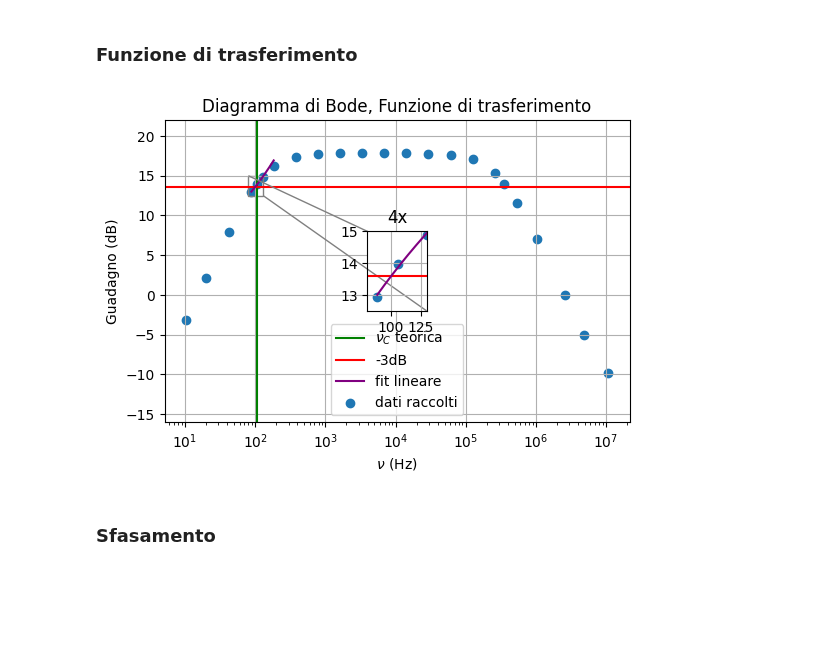
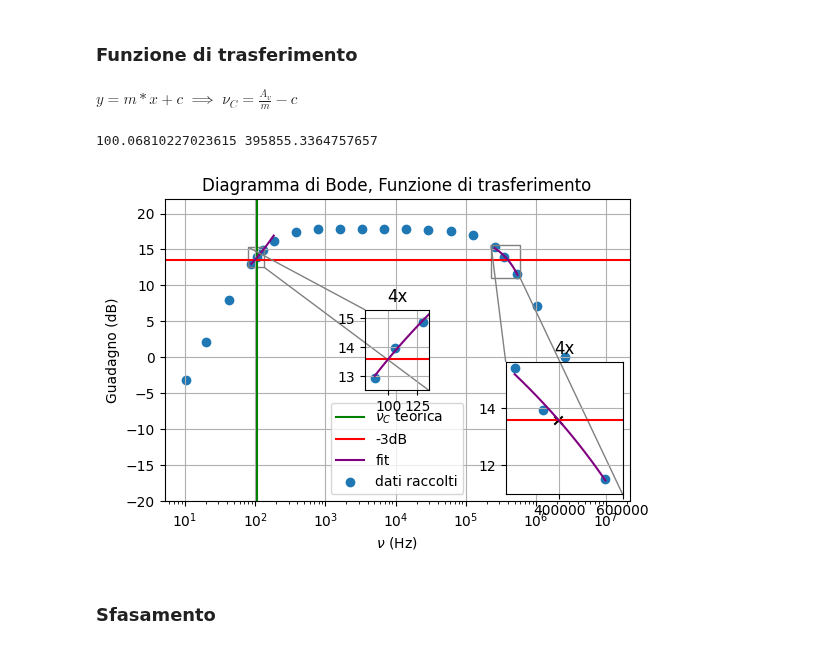
Before and after one commit to 1892051/LabSS, a Jupyter notebook: LabSS/esperienza_2/esp2.ipynb, the cells around one changed output. Drawn from its saved outputs; the diff is of its cells as text; code cells hidden in the pictures; blank space fills up the shorter version.

```diff
--- a/LabSS/esperienza_2/esp2.ipynb
+++ b/LabSS/esperienza_2/esp2.ipynb
@@ -108,6 +108,8 @@ def func(x, m, c):
     return m*x+c
 # %% [markdown]
 ### Funzione di trasferimento
+# %% [markdown]
+$y=m*x+c$ $\implies$ $\nu_C=\frac{A_v}{m}-c$
 # %%
 fig = plt.figure()
 ay = fig.add_subplot(1, 1, 1)
@@ -123,47 +125,80 @@ plt.axhline(20*np.log10( T[8:14].mean()-3 ) ,color="red", label="-3dB")
 
 plt.title("Diagramma di Bode, Funzione di trasferimento")
 
 # faccio il fit lineare
 sigma_T = T*np.sqrt(2)*0.03
+# per la frequenza bassa
+param_L,cov_L=curve_fit(func,nu[3:6],T[3:6],sigma=sigma_T[3:6])
+m_L=param_L[0]
+sigma_m_L=cov_L[0,0]
+c_L=param_L[1]
+sigma_c=cov_L[1,1]
+x_fit_L=np.linspace(nu[3:7].min(),nu[3:7].max(),100)
+y_fit_L=func(x_fit_L,m_L,c_L)
+plt.plot(x_fit_L,20*np.log10(y_fit_L),color="purple",label="fit")
+# per la frequenza alta
+param_H,cov_H=curve_fit(func,nu[16:19],T[16:19],sigma=sigma_T[16:19])
+m_H=param_H[0]
+sigma_m_H=cov_H[0,0]
+c_H=param_H[1]
+sigma_H=cov_H[1,1]
+x_fit_H=np.linspace(nu[16:19].min(),nu[16:19].max(),100)
+y_fit_H=func(x_fit_H,m_H,c_H)
+plt.plot(x_fit_H,20*np.log10(y_fit_H),color="purple")#,label="fit lineare")
 
-param,cov=curve_fit(func,nu[3:6],T[3:6],sigma=sigma_T[3:6])
-m=param[0]
-sigma_m=cov[0,0]
-c=param[1]
-sigma_c=cov[1,1]
-x_fit=np.linspace(nu[3:7].min(),nu[3:7].max(),1000)
-y_fit=func(x_fit,m,c)
-plt.plot(x_fit,20*np.log10(y_fit),color="purple",label="fit lineare")
+nu_c_calcolata_L = (( T[8:14].mean()-3))/m_L - c_L/m_L
+nu_c_calcolata_H = (( T[8:14].mean()-3))/m_H - c_H/m_H
+print(nu_c_calcolata_L, nu_c_calcolata_H)
 
 plt.xlabel("$\\nu$ (Hz)")
 plt.ylabel("Guadagno (dB)")
 plt.grid()
-plt.ylim(-16,22)
+plt.ylim(-20,22)
 plt.legend()
 
-#per lo zoom
+#per lo zoom sulla F_L
 
 axins = zoomed_inset_axes(ay, 4,loc="center")
-axins.set_xlim(80, 130)
-axins.set_ylim(12.5,15)
+axins.set_xlim(80, 135)
+axins.set_ylim(12.5,15.3)
 plt.scatter(nu,(20*np.log10(T)),marker='o')
 #plt.plot(w,    H(w*2*np.pi), label="curva teorica")
 plt.axhline(20*np.log10( T[8:14].mean()-3 ) ,color="red", label="-3dB")
 plt.grid(which="both")
 mark_inset(ay, axins, loc1=2, loc2=4, fc="none", ec="0.5")
 plt.xticks(visible=True)
 plt.yticks(visible=True)
 
-plt.plot(x_fit,20*np.log10(y_fit),color="purple",label="fit")
+plt.plot(x_fit_L,20*np.log10(y_fit_L),color="purple")
+plt.title("4x")
 
+#per lo zoom sulla F_H
+
+axins = zoomed_inset_axes(ay, 4,loc="lower right")
+axins.set_xlim(230000, 600000)
+axins.set_ylim(11,15.6)
+plt.scatter(nu,(20*np.log10(T)),marker='o')
+#plt.plot(w,    H(w*2*np.pi), label="curva teorica")
+plt.axhline(20*np.log10( T[8:14].mean()-3 ) ,color="red", label="-3dB")
+plt.grid(which="both")
+mark_inset(ay, axins, loc1=2, loc2=4, fc="none", ec="0.5")
+plt.xticks(visible=True)
+plt.yticks(visible=True)
+
+
+plt.plot(x_fit_H,20*np.log10(y_fit_H),color="purple")
+
+plt.scatter(nu_c_calcolata_L,20*np.log10( T[8:14].mean()-3 ),marker="x",color="black")
+plt.scatter(nu_c_calcolata_H,20*np.log10( T[8:14].mean()-3 ),marker="x",color="black")
 
 plt.title("4x")
 
 
 
 plt.savefig("Bode_T.png", dpi=300)
 # %% [output]
+100.06810227023615 395855.3364757657
-[figure, old version]
+[figure, new version]
 # %% [markdown]
 ### Sfasamento
 # %% [markdown]
```
Also changed, not shown: parts of 1 cell of this notebook, 1 other file.
